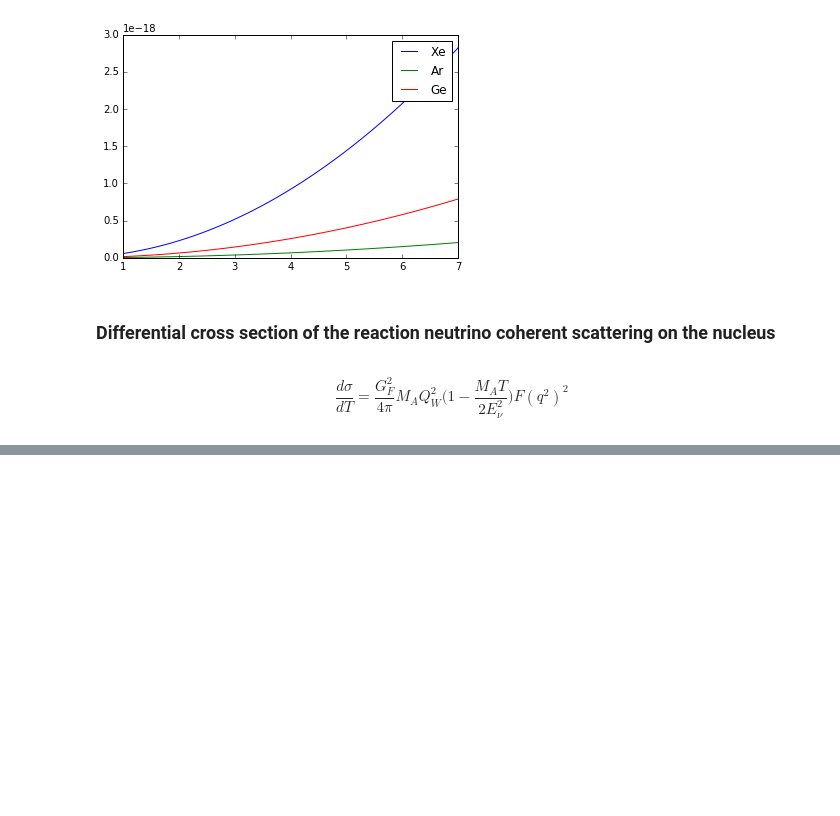
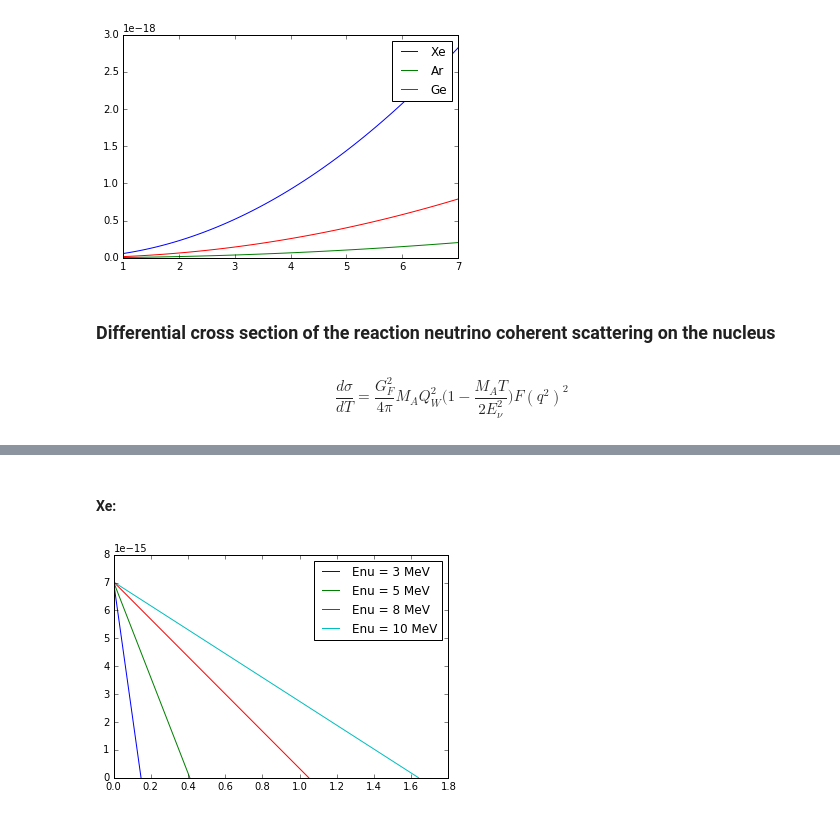
Before and after one commit to alisanozdrina/coherent_neutrino_scattering, a Jupyter notebook: vis/cross_sections_plots.ipynb, the cells around one changed output, grey strips where cells are left out. Saved outputs shown, nothing was run; the diff lists cells and outputs as text; code cells hidden in the pictures; blank space fills up the shorter version.

```diff
--- a/vis/cross_sections_plots.ipynb
+++ b/vis/cross_sections_plots.ipynb
@@ -70,0 +67,7 @@ plt.legend()
+# %% [markdown]
+#### Xe:
+# %%
+nu_energy_list = [3, 5, 8, 10] # MeV
+draw_plots_diff_cs(Xe_Z, Xe_N, Xe_M, nu_energy_list)
+# %% [output]
+[figure, added]
```
Also changed, not shown: parts of 4 cells of this notebook.
